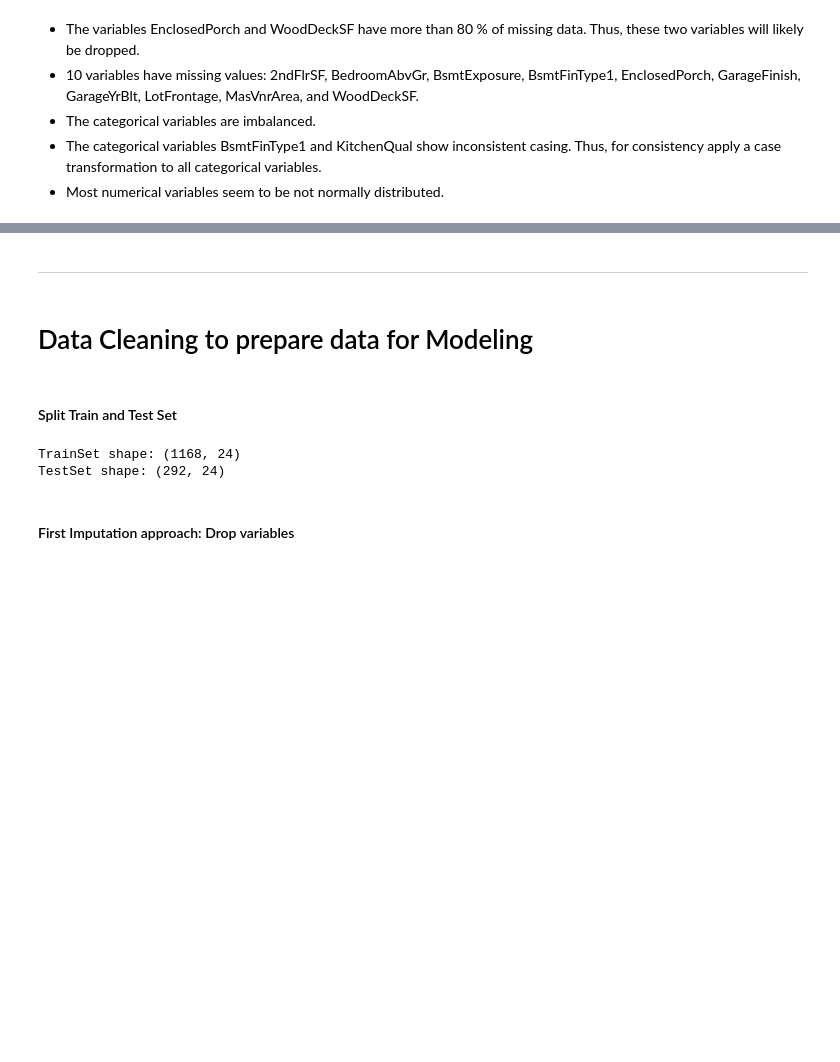
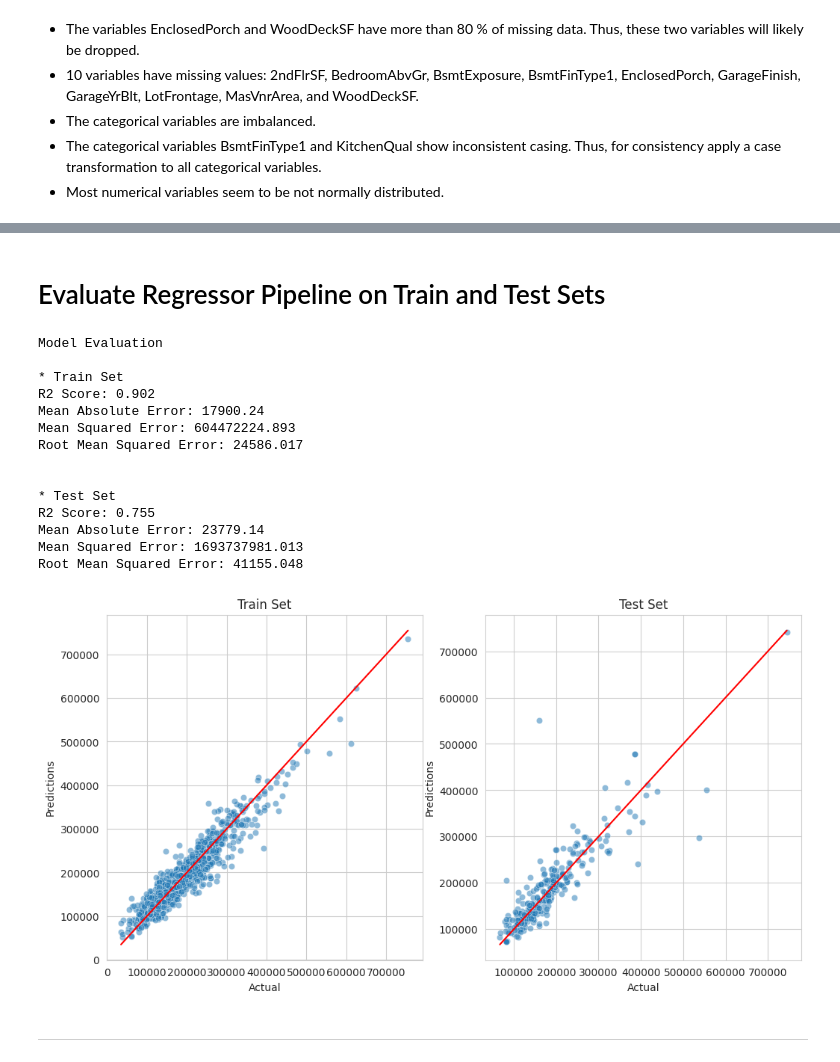
Before and after one commit to ParedesGab/PP5-heritage-housing-issues, a Jupyter notebook: jupyter_notebooks/5-Predict Sales Price.ipynb, the cells around one changed output, grey strips where cells are left out. Saved outputs shown, nothing was run; the diff lists cells and outputs as text; code cells hidden in the pictures; blank space fills up the shorter version.

Commit message:
Complete Predict Sales Price notebook

```diff
--- a/jupyter_notebooks/5-Predict Sales Price.ipynb
+++ b/jupyter_notebooks/5-Predict Sales Price.ipynb
@@ -655,0 +608,3 @@ The score ranges from 0 (no predictive power) to 1 (perfect predictive power)
+# %%
+grid_search_summary, grid_search_pipelines = search.score_summary(sort_by='mean_score')
+grid_search_summary
@@ -655,0 +616,3 @@ The score ranges from 0 (no predictive power) to 1 (perfect predictive power)
+# %%
+best_model = grid_search_summary.iloc[0,0]
+best_model
@@ -655,0 +623,3 @@ The score ranges from 0 (no predictive power) to 1 (perfect predictive power)
+# %%
+best_regressor_pipeline= grid_search_pipelines[best_model].best_estimator_
+best_regressor_pipeline
@@ -656,20 +667,23 @@ The score ranges from 0 (no predictive power) to 1 (perfect predictive power)
+# %% [markdown]
+# Evaluate Regressor Pipeline on Train and Test Sets
+# %%
+regression_performance(X_train, y_train, X_test, y_test, best_regressor_pipeline)
+regression_evaluation_plots(X_train, y_train, X_test, y_test, best_regressor_pipeline)
+# %% [output]
+Model Evaluation
+
+* Train Set
+R2 Score: 0.902
+Mean Absolute Error: 17900.24
+Mean Squared Error: 604472224.893
+Root Mean Squared Error: 24586.017
+
+
+* Test Set
+R2 Score: 0.755
+Mean Absolute Error: 23779.14
+Mean Squared Error: 1693737981.013
+Root Mean Squared Error: 41155.048
+[figure, added]
 # %% [markdown]
 ---
-# %% [markdown]
-# Data Cleaning to prepare data for Modeling
-# %% [markdown]
-#### Split Train and Test Set
-# %%
-from sklearn.model_selection import train_test_split
-TrainSet, TestSet, _, __ = train_test_split(
-                                        df_to_clean,
-                                        df_to_clean['SalePrice'],
-                                        test_size=0.2,
-                                        random_state=0)
-
-print(f"TrainSet shape: {TrainSet.shape} \nTestSet shape: {TestSet.shape}")
-# %% [output]
-TrainSet shape: (1168, 24)
-TestSet shape: (292, 24)
-# %% [markdown]
-#### First Imputation approach: Drop variables
```
Also changed, not shown: parts of 101 cells of this notebook, 6 other files.
